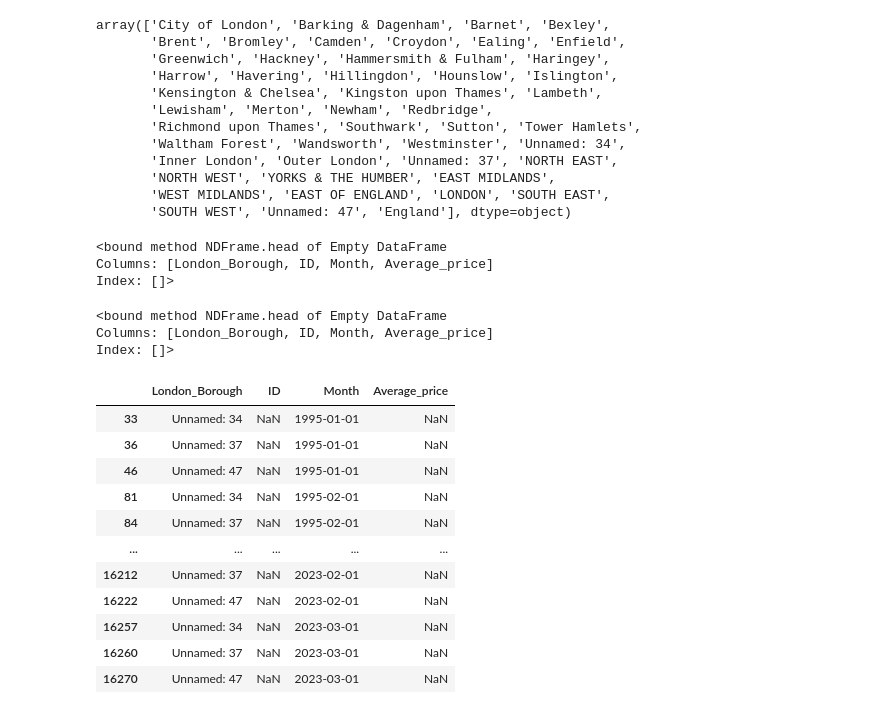
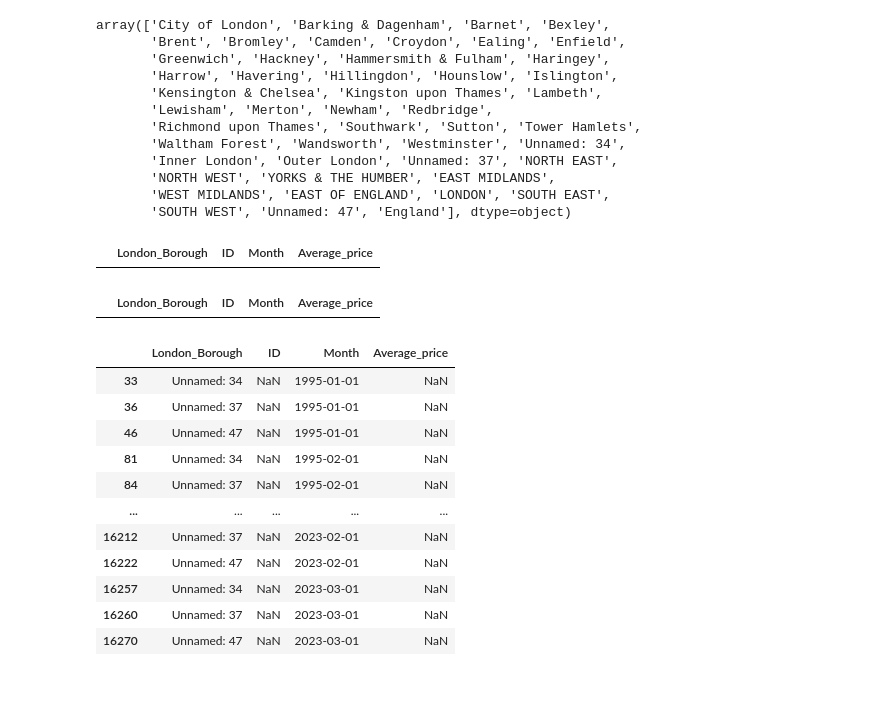
Before and after one commit to BTMiao/Case-Study---London-Call, a Jupyter notebook: Unit 4 Challenge - Tier 3.ipynb, the cells around one changed output. Saved outputs shown, nothing was run; the diff lists cells and outputs as text; code cells hidden in the pictures; blank space fills up the shorter version.

```diff
--- a/Unit 4 Challenge - Tier 3.ipynb
+++ b/Unit 4 Challenge - Tier 3.ipynb
@@ -290,17 +290,13 @@ array(['City of London', 'Barking & Dagenham', 'Barnet', 'Bexley',
        'SOUTH WEST', 'Unnamed: 47', 'England'], dtype=object)
 # %%
 # Subset clean_properties
-clean_properties[clean_properties['London_Borough'] == 'Unnamed 34'].head
+clean_properties[clean_properties['London_Borough'] == 'Unnamed 34'].head()
 # %% [output]
-<bound method NDFrame.head of Empty DataFrame
-Columns: [London_Borough, ID, Month, Average_price]
-Index: []>
+|  | London_Borough | ID | Month | Average_price |
 # %%
-clean_properties[clean_properties['London_Borough'] == 'Unnamed 37'].head
+clean_properties[clean_properties['London_Borough'] == 'Unnamed 37'].head()
 # %% [output]
-<bound method NDFrame.head of Empty DataFrame
-Columns: [London_Borough, ID, Month, Average_price]
-Index: []>
+|  | London_Borough | ID | Month | Average_price |
 # %%
 # Check how many missing value in the rows as their value for ID
 clean_properties[clean_properties['ID'].isna()]
```
Also changed, not shown: parts of 3 cells of this notebook.
